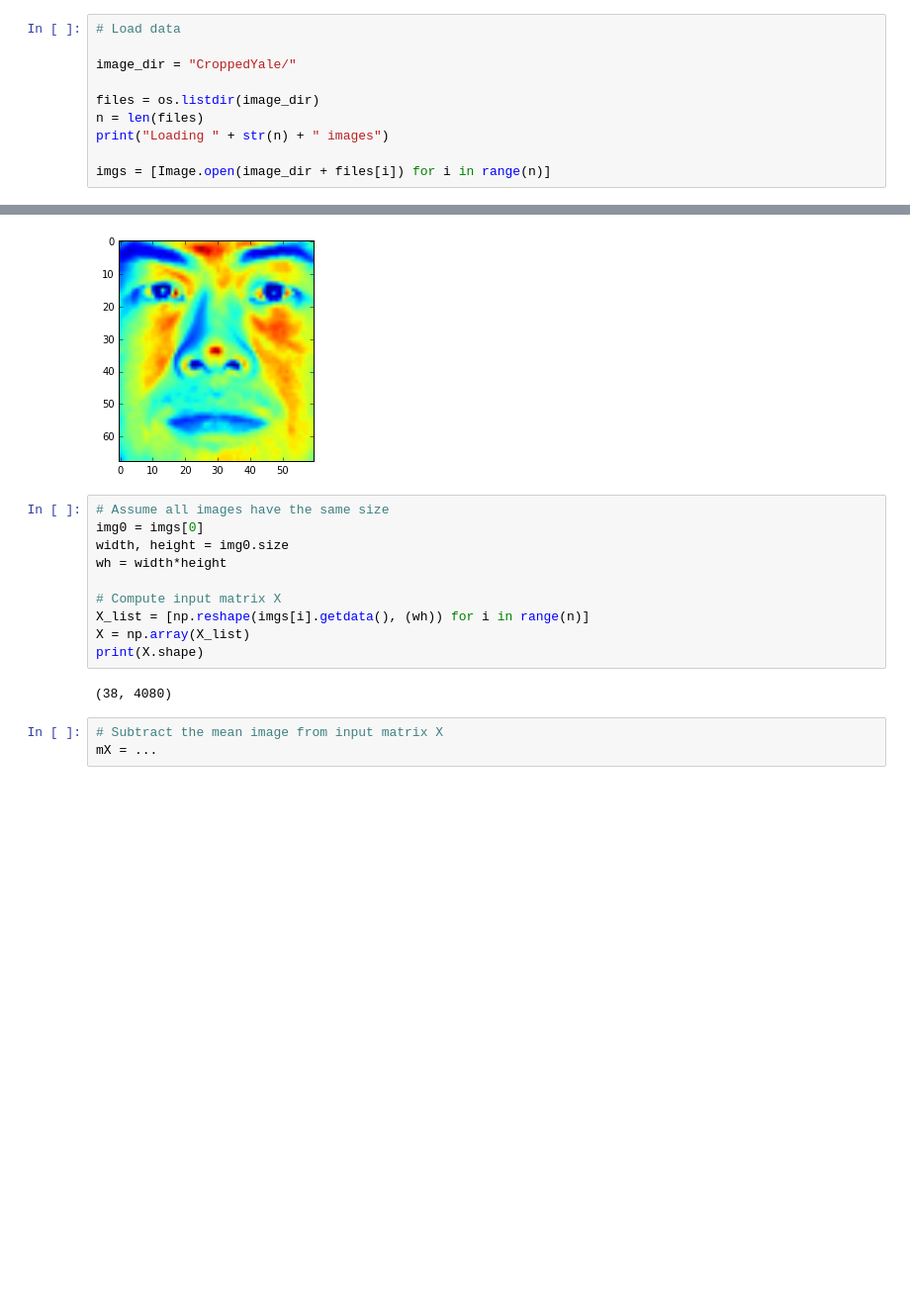
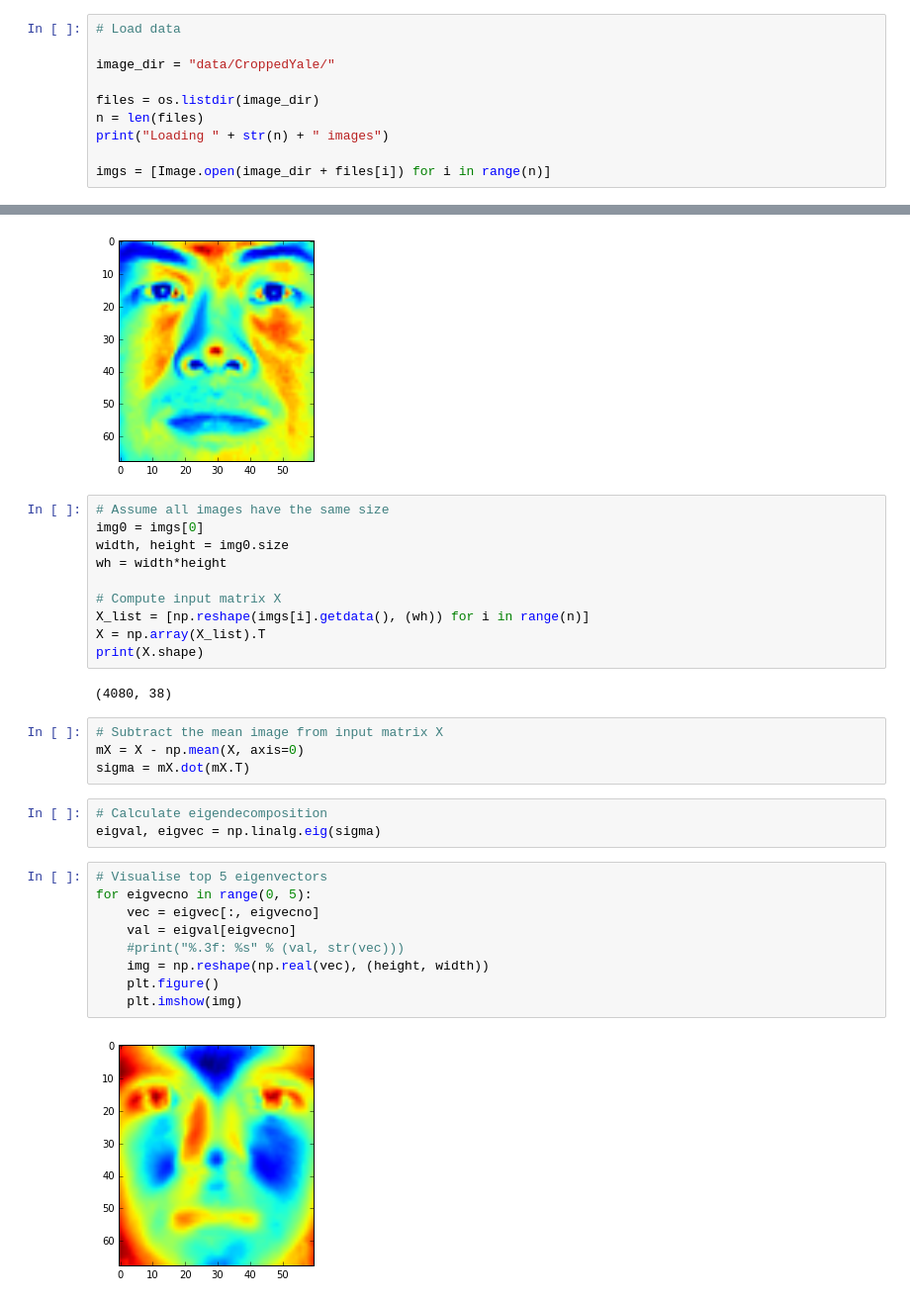
Before and after one commit to taivop/eth-cil, a Jupyter notebook: ex2/Eigenfaces_template.ipynb, the cells around one changed output, grey strips where cells are left out. Shown at 99% size. Cells and saved outputs as stored; diff of their text form; blank space fills up the shorter version.

```diff
--- a/ex2/Eigenfaces_template.ipynb
+++ b/ex2/Eigenfaces_template.ipynb
@@ -10,7 +10,7 @@ from PIL import Image
 # %%
 # Load data
 
-image_dir = "CroppedYale/"
+image_dir = "data/CroppedYale/"
 
 files = os.listdir(image_dir)
 n = len(files)
@@ -32,10 +32,25 @@ wh = width*height
 
 # Compute input matrix X
 X_list = [np.reshape(imgs[i].getdata(), (wh)) for i in range(n)]
-X = np.array(X_list)
+X = np.array(X_list).T
 print(X.shape)
 # %% [output]
-(38, 4080)
+(4080, 38)
 # %%
 # Subtract the mean image from input matrix X
-mX = ...
+mX = X - np.mean(X, axis=0)
+sigma = mX.dot(mX.T)
+# %%
+# Calculate eigendecomposition
+eigval, eigvec = np.linalg.eig(sigma)
+# %%
+# Visualise top 5 eigenvectors
+for eigvecno in range(0, 5):
+    vec = eigvec[:, eigvecno]
+    val = eigval[eigvecno]
+    #print("%.3f: %s" % (val, str(vec)))
+    img = np.reshape(np.real(vec), (height, width))
+    plt.figure()
+    plt.imshow(img)
+# %% [output]
+[figure, added]
```
Also changed, not shown: parts of 1 cell of this notebook.
